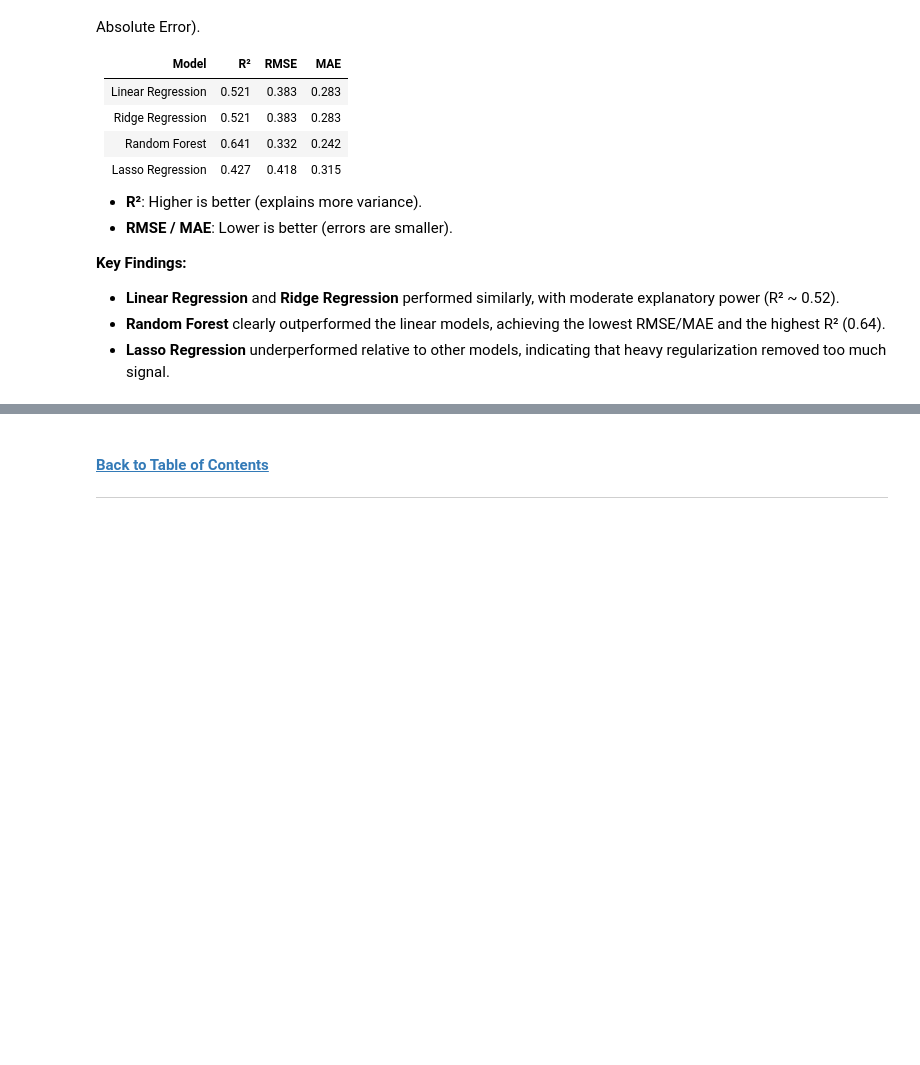
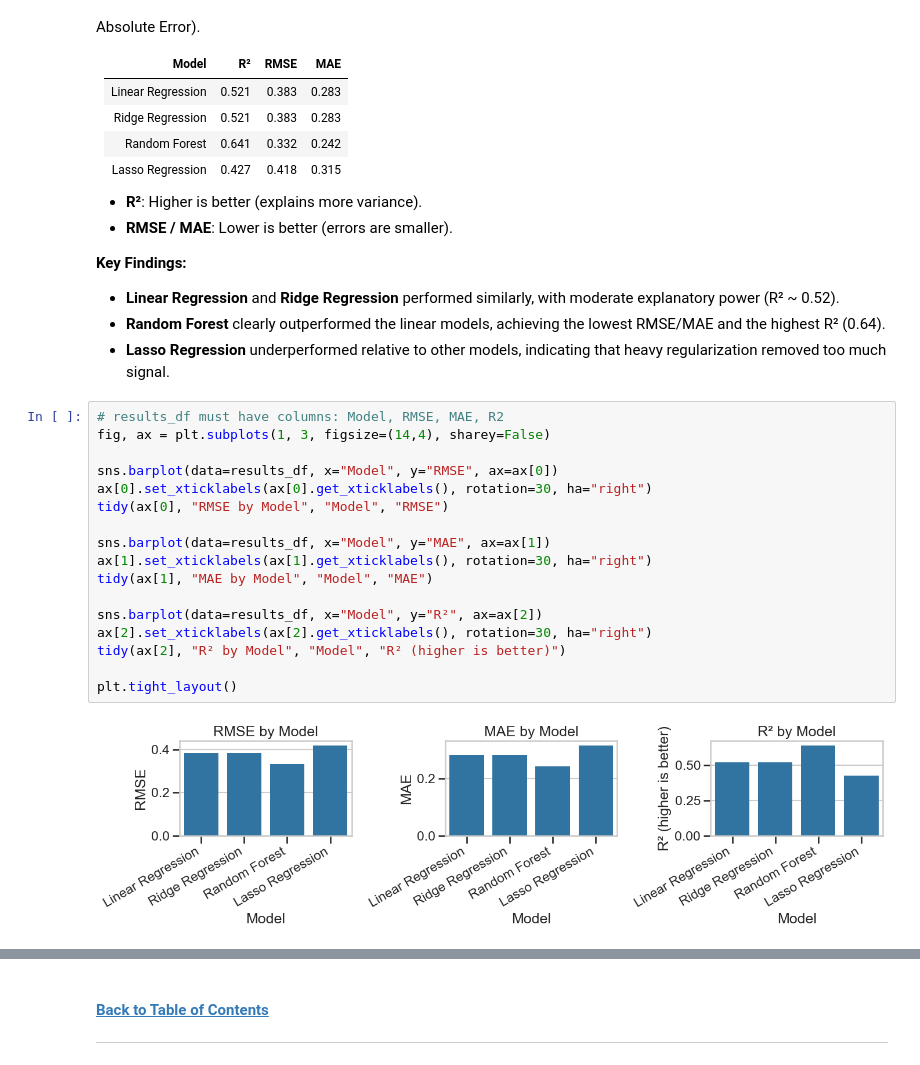
Before and after one commit to TiffanyWatt/2401PTDS_Regression_Project, a Jupyter notebook: CO2_climate change.ipynb, the cells around one changed output, grey strips where cells are left out. Cells and saved outputs as stored; diff of their text form; blank space fills up the shorter version.

```diff
--- a/CO2_climate change.ipynb
+++ b/CO2_climate change.ipynb
@@ -1055,6 +1098,25 @@ The performance of the regression models was evaluated using **R²**, **RMSE** (
 - **Linear Regression** and **Ridge Regression** performed similarly, with moderate explanatory power (R² ~ 0.52).
 - **Random Forest** clearly outperformed the linear models, achieving the lowest RMSE/MAE and the highest R² (0.64).
 - **Lasso Regression** underperformed relative to other models, indicating that heavy regularization removed too much signal.
+# %%
+# results_df must have columns: Model, RMSE, MAE, R2
+fig, ax = plt.subplots(1, 3, figsize=(14,4), sharey=False)
+
+sns.barplot(data=results_df, x="Model", y="RMSE", ax=ax[0])
+ax[0].set_xticklabels(ax[0].get_xticklabels(), rotation=30, ha="right")
+tidy(ax[0], "RMSE by Model", "Model", "RMSE")
+
+sns.barplot(data=results_df, x="Model", y="MAE", ax=ax[1])
+ax[1].set_xticklabels(ax[1].get_xticklabels(), rotation=30, ha="right")
+tidy(ax[1], "MAE by Model", "Model", "MAE")
+
+sns.barplot(data=results_df, x="Model", y="R²", ax=ax[2])
+ax[2].set_xticklabels(ax[2].get_xticklabels(), rotation=30, ha="right")
+tidy(ax[2], "R² by Model", "Model", "R² (higher is better)")
+
+plt.tight_layout()
+# %% [output]
+[figure, added]
 # %% [markdown]
 ## 10. Conclusion <a class="anchor" id="chapter10"></a>
 
```
Also changed, not shown: parts of 21 cells of this notebook.
